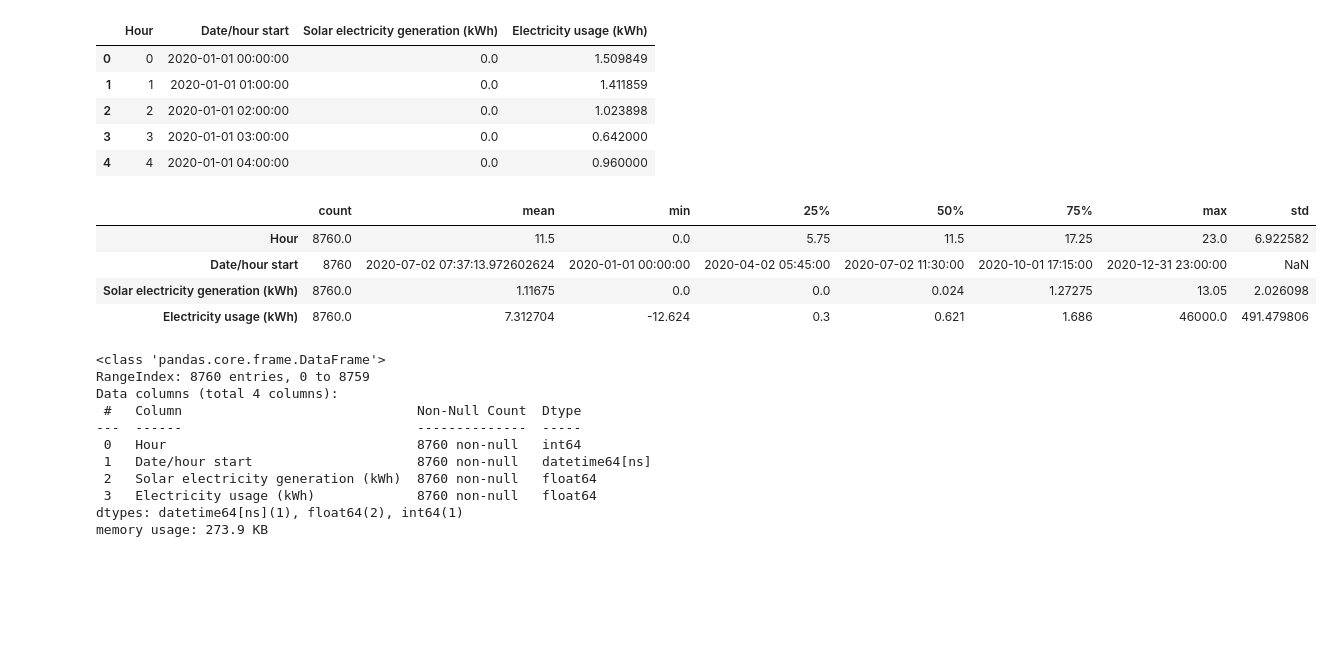
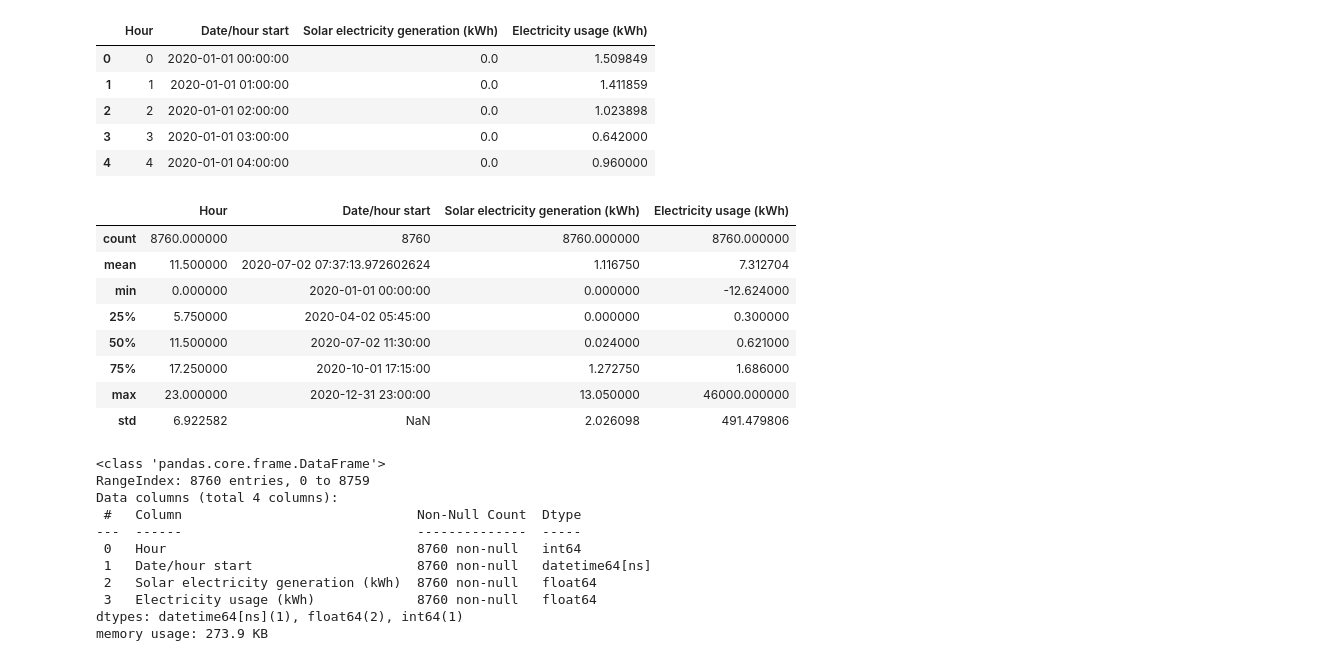
Before and after one commit to port1a/Developing-a-Solar-Energy-Feasibility-Model, a Jupyter notebook: Solar battery analysis.ipynb, the cells around one changed output. Cells and saved outputs as stored; diff of their text form; code cells hidden in the pictures; blank space fills up the shorter version.

```diff
--- a/Solar battery analysis.ipynb
+++ b/Solar battery analysis.ipynb
@@ -16,13 +17,17 @@ df.head()
 | 3 | 3 | 2020-01-01 03:00:00 | 0.0 | 0.642000 |
 | 4 | 4 | 2020-01-01 04:00:00 | 0.0 | 0.960000 |
 # %%
-df.describe().T
+df.describe()
 # %% [output]
-|  | count | mean | min | 25% | 50% | 75% | max | std |
-| Hour | 8760.0 | 11.5 | 0.0 | 5.75 | 11.5 | 17.25 | 23.0 | 6.922582 |
-| Date/hour start | 8760 | 2020-07-02 07:37:13.972602624 | 2020-01-01 00:00:00 | 2020-04-02 05:45:00 | 2020-07-02 11:30:00 | 2020-10-01 17:15:00 | 2020-12-31 23:00:00 | NaN |
-| Solar electricity generation (kWh) | 8760.0 | 1.11675 | 0.0 | 0.0 | 0.024 | 1.27275 | 13.05 | 2.026098 |
-| Electricity usage (kWh) | 8760.0 | 7.312704 | -12.624 | 0.3 | 0.621 | 1.686 | 46000.0 | 491.479806 |
+|  | Hour | Date/hour start | Solar electricity generation (kWh) | Electricity usage (kWh) |
+| count | 8760.000000 | 8760 | 8760.000000 | 8760.000000 |
+| mean | 11.500000 | 2020-07-02 07:37:13.972602624 | 1.116750 | 7.312704 |
+| min | 0.000000 | 2020-01-01 00:00:00 | 0.000000 | -12.624000 |
+| 25% | 5.750000 | 2020-04-02 05:45:00 | 0.000000 | 0.300000 |
+| 50% | 11.500000 | 2020-07-02 11:30:00 | 0.024000 | 0.621000 |
+| 75% | 17.250000 | 2020-10-01 17:15:00 | 1.272750 | 1.686000 |
+| max | 23.000000 | 2020-12-31 23:00:00 | 13.050000 | 46000.000000 |
+| std | 6.922582 | NaN | 2.026098 | 491.479806 |
 # %%
 df.info()
 # %% [output]
```
Also changed, not shown: parts of 11 cells of this notebook.
